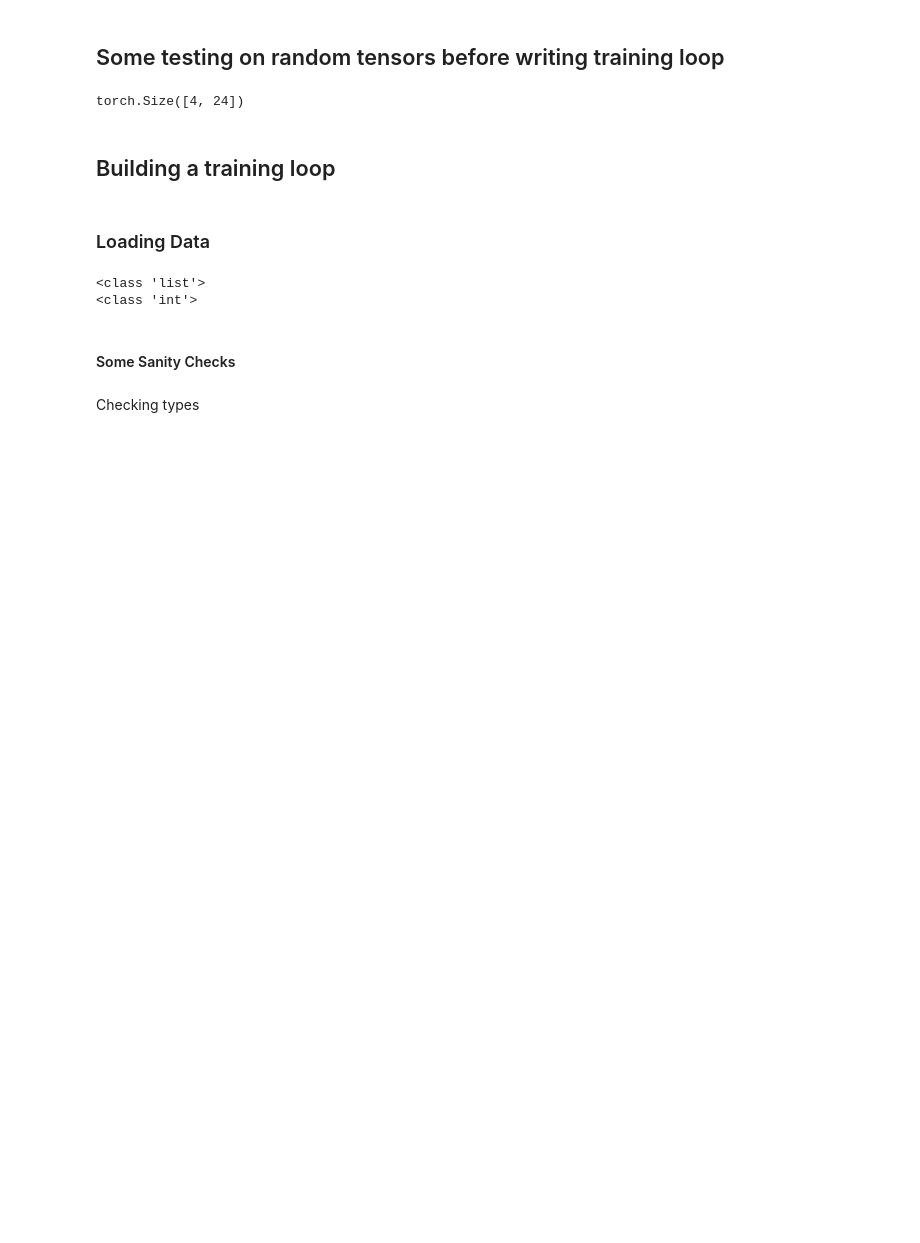
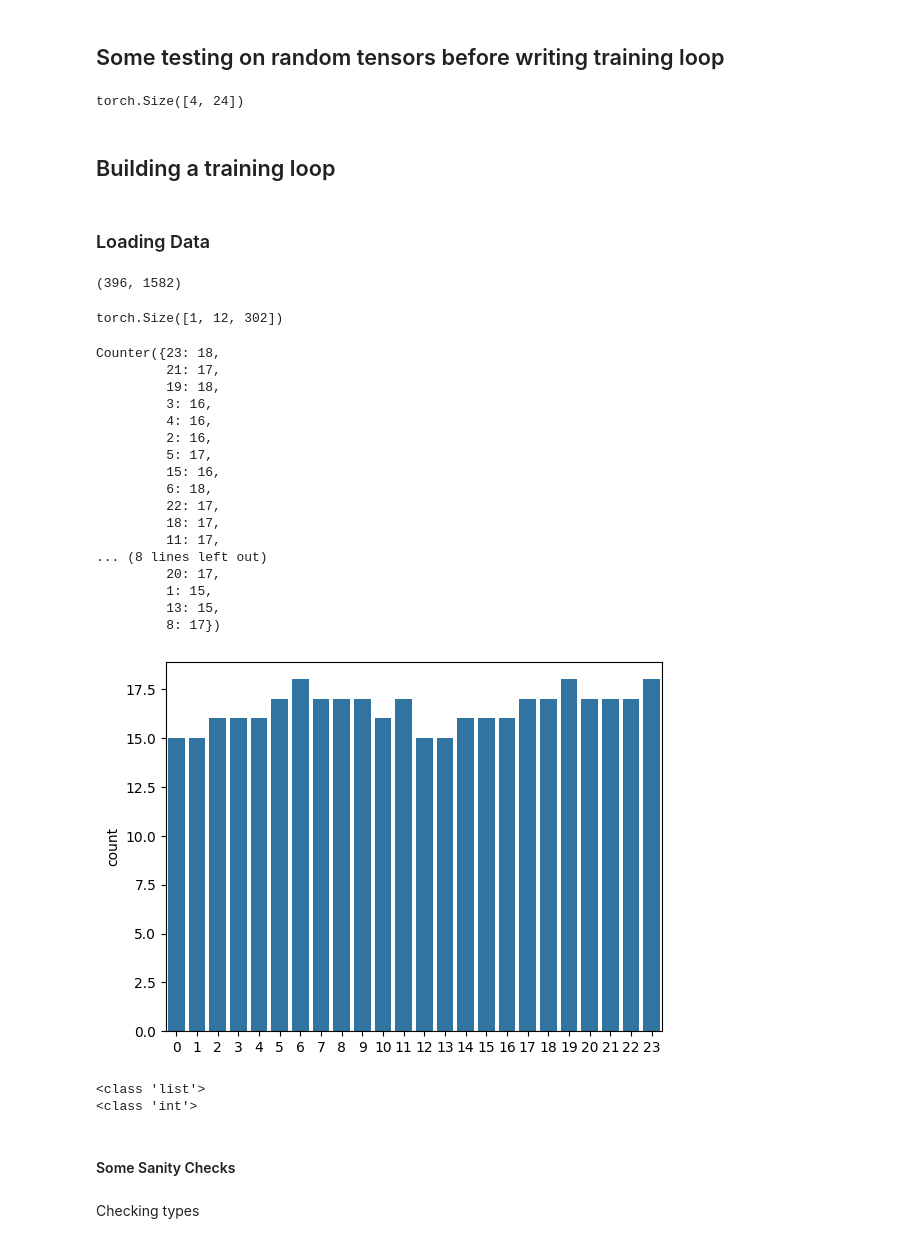
Before and after one commit to omavashia2005/ChromaLite, a Jupyter notebook: Scale_Classifier.ipynb, the cells around one changed output. Drawn from its saved outputs; the diff is of its cells as text; code cells hidden in the pictures; blank space fills up the shorter version.

```diff
--- a/Scale_Classifier.ipynb
+++ b/Scale_Classifier.ipynb
@@ -153,2 +70,35 @@ X_train, X_test, y_train, y_test = train_test_split(
 )
+# %%
+len(X_test), len(y_train)
+# %% [output]
+(396, 1582)
+# %%
+X[0].shape
+# %% [output]
+torch.Size([1, 12, 302])
+# %%
+from collections import Counter
+import seaborn as sns
+sns.countplot(x=y_test)
+mapper = Counter(y_test)
+mapper
+# %% [output]
+Counter({23: 18,
+         21: 17,
+         19: 18,
+         3: 16,
+         4: 16,
+         2: 16,
+         5: 17,
+         15: 16,
+         6: 18,
+         22: 17,
+         18: 17,
+         11: 17,
+... (8 lines left out)
+         20: 17,
+         1: 15,
+         13: 15,
+         8: 17})
+[figure, added]
 # %%
```
Also changed, not shown: parts of 16 cells of this notebook.
